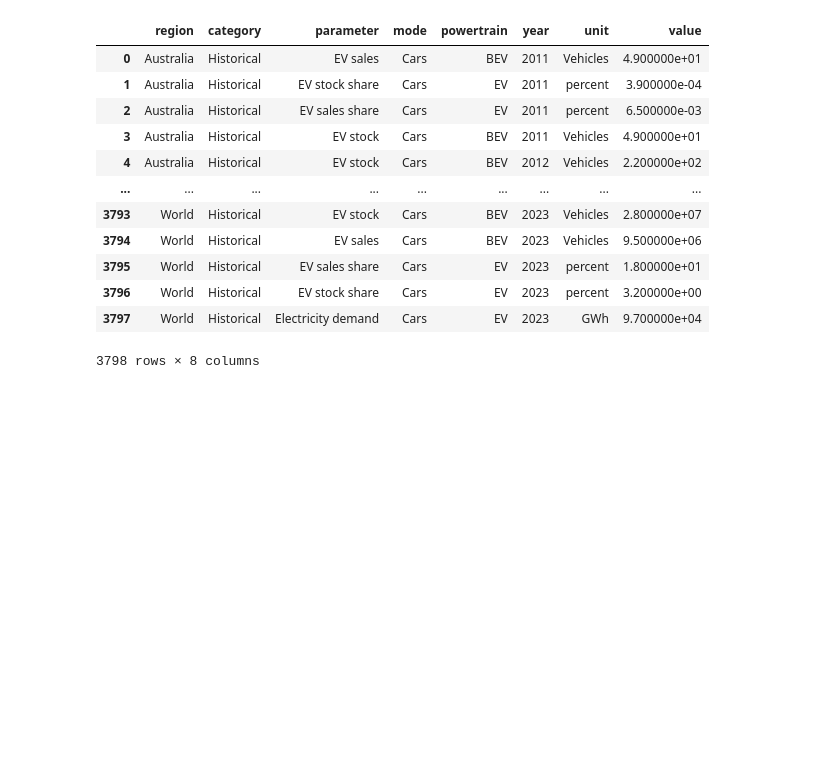
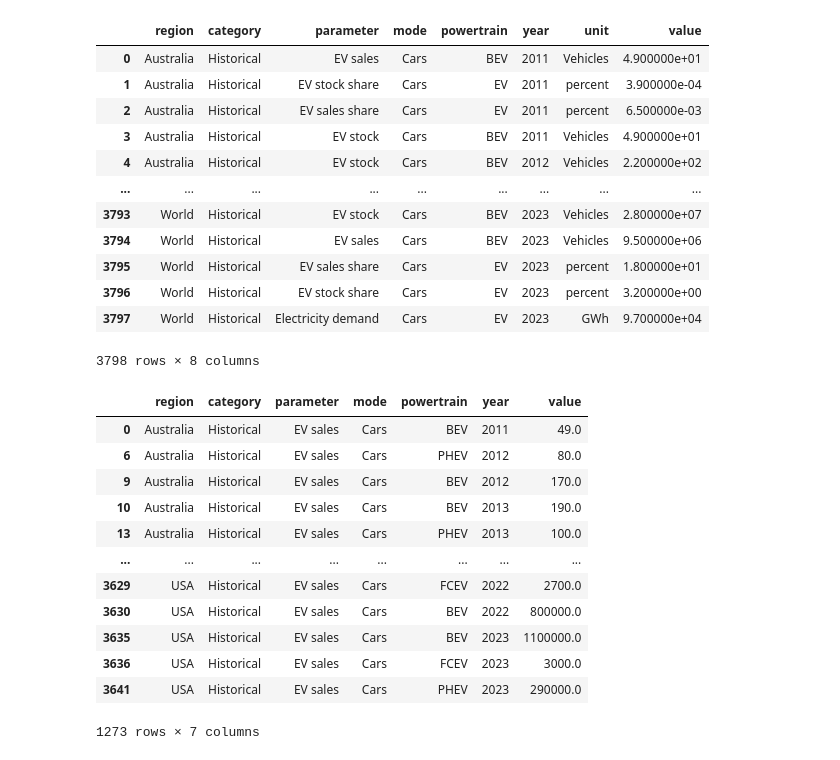
Before and after one commit to dhanyades/320-Final-Project, a Jupyter notebook: checkpoint2.ipynb, the cells around one changed output. Cells and saved outputs as stored; diff of their text form; code cells hidden in the pictures; blank space fills up the shorter version.

```diff
--- a/checkpoint2.ipynb
+++ b/checkpoint2.ipynb
@@ -18,3 +24,23 @@ df
 | 3796 | World | Historical | EV stock share | Cars | EV | 2023 | percent | 3.200000e+00 |
 | 3797 | World | Historical | Electricity demand | Cars | EV | 2023 | GWh | 9.700000e+04 |
 3798 rows × 8 columns
+# %%
+df = df[df['parameter'] == 'EV sales']
+df = df[df['region'] != 'World']
+df = df[df['region'] != 'Rest of the world']
+df.drop(columns = ['unit'], inplace = True)
+df
+# %% [output]
+|  | region | category | parameter | mode | powertrain | year | value |
+| 0 | Australia | Historical | EV sales | Cars | BEV | 2011 | 49.0 |
+| 6 | Australia | Historical | EV sales | Cars | PHEV | 2012 | 80.0 |
+| 9 | Australia | Historical | EV sales | Cars | BEV | 2012 | 170.0 |
+| 10 | Australia | Historical | EV sales | Cars | BEV | 2013 | 190.0 |
+| 13 | Australia | Historical | EV sales | Cars | PHEV | 2013 | 100.0 |
+| ... | ... | ... | ... | ... | ... | ... | ... |
+| 3629 | USA | Historical | EV sales | Cars | FCEV | 2022 | 2700.0 |
+| 3630 | USA | Historical | EV sales | Cars | BEV | 2022 | 800000.0 |
+| 3635 | USA | Historical | EV sales | Cars | BEV | 2023 | 1100000.0 |
+| 3636 | USA | Historical | EV sales | Cars | FCEV | 2023 | 3000.0 |
+| 3641 | USA | Historical | EV sales | Cars | PHEV | 2023 | 290000.0 |
+1273 rows × 7 columns
```
Also changed, not shown: parts of 2 cells of this notebook.
